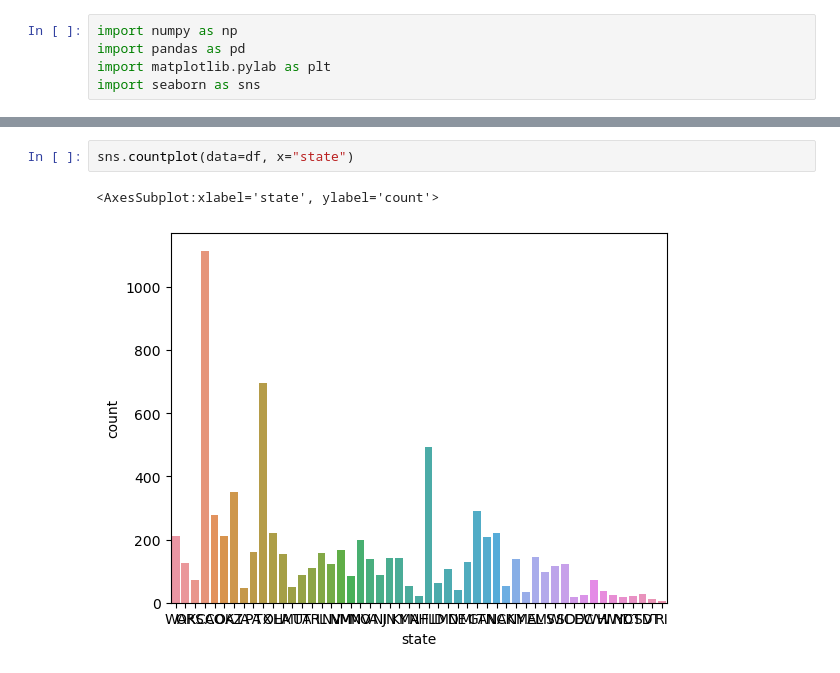
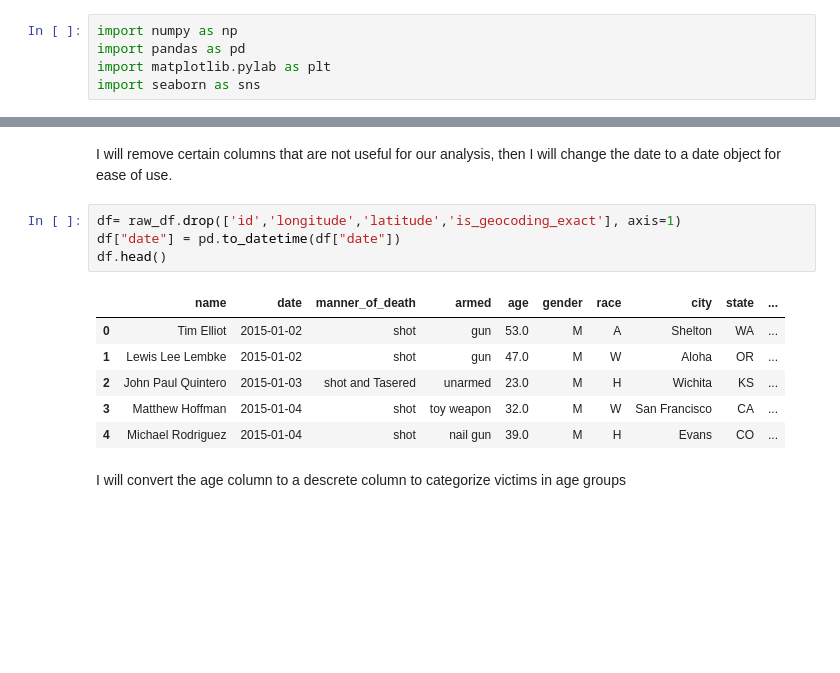
Before and after one commit to ubco-W2022T1-cosc301/project-group48, a Jupyter notebook: notebooks/analysis1.ipynb, the cells around one changed output, grey strips where cells are left out. Saved outputs shown, nothing was run; the diff lists cells and outputs as text; blank space fills up the shorter version.

```diff
--- a/notebooks/analysis1.ipynb
+++ b/notebooks/analysis1.ipynb
@@ -69,8 +87,18 @@ sns.countplot(x=df["race"])
 # %% [output]
 <AxesSubplot:xlabel='race', ylabel='count'>
 [figure]
-# %%
-sns.countplot(data=df, x="state")
-# %% [output]
-<AxesSubplot:xlabel='state', ylabel='count'>
-[figure, removed]
+# %% [markdown]
+I will remove certain columns that are not useful for our analysis, then I will change the date to a date object for ease of use.
+# %%
+df= raw_df.drop(['id','longitude','latitude','is_geocoding_exact'], axis=1)
+df["date"] = pd.to_datetime(df["date"])
+df.head()
+# %% [output]
+|  | name | date | manner_of_death | armed | age | gender | race | city | state | ... |
+| 0 | Tim Elliot | 2015-01-02 | shot | gun | 53.0 | M | A | Shelton | WA | ... |
+| 1 | Lewis Lee Lembke | 2015-01-02 | shot | gun | 47.0 | M | W | Aloha | OR | ... |
+| 2 | John Paul Quintero | 2015-01-03 | shot and Tasered | unarmed | 23.0 | M | H | Wichita | KS | ... |
+| 3 | Matthew Hoffman | 2015-01-04 | shot | toy weapon | 32.0 | M | W | San Francisco | CA | ... |
+| 4 | Michael Rodriguez | 2015-01-04 | shot | nail gun | 39.0 | M | H | Evans | CO | ... |
+# %% [markdown]
+I will convert the age column to a descrete column to categorize victims in age groups
```
Also changed, not shown: parts of 20 cells of this notebook, 1 other file.
